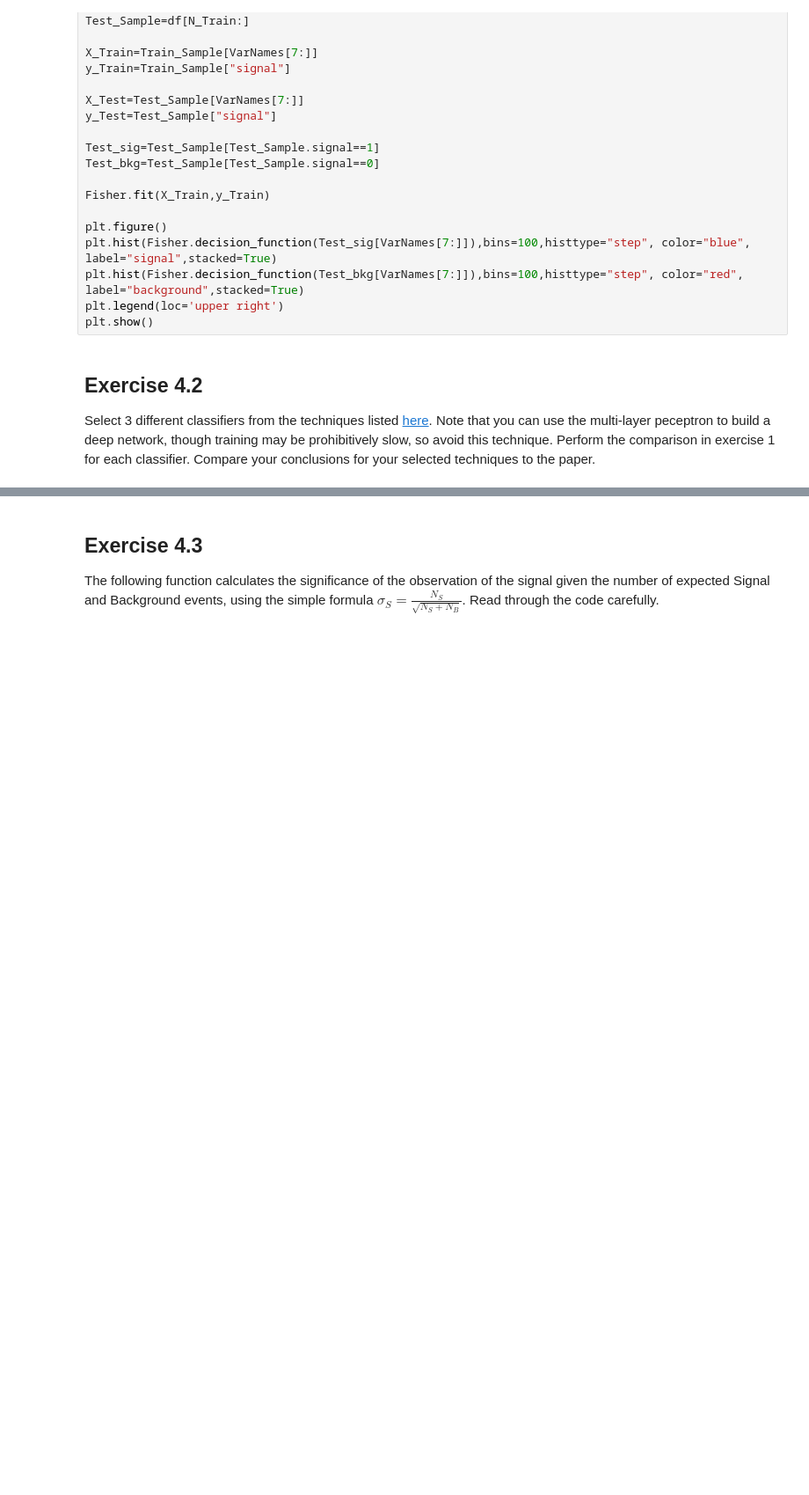
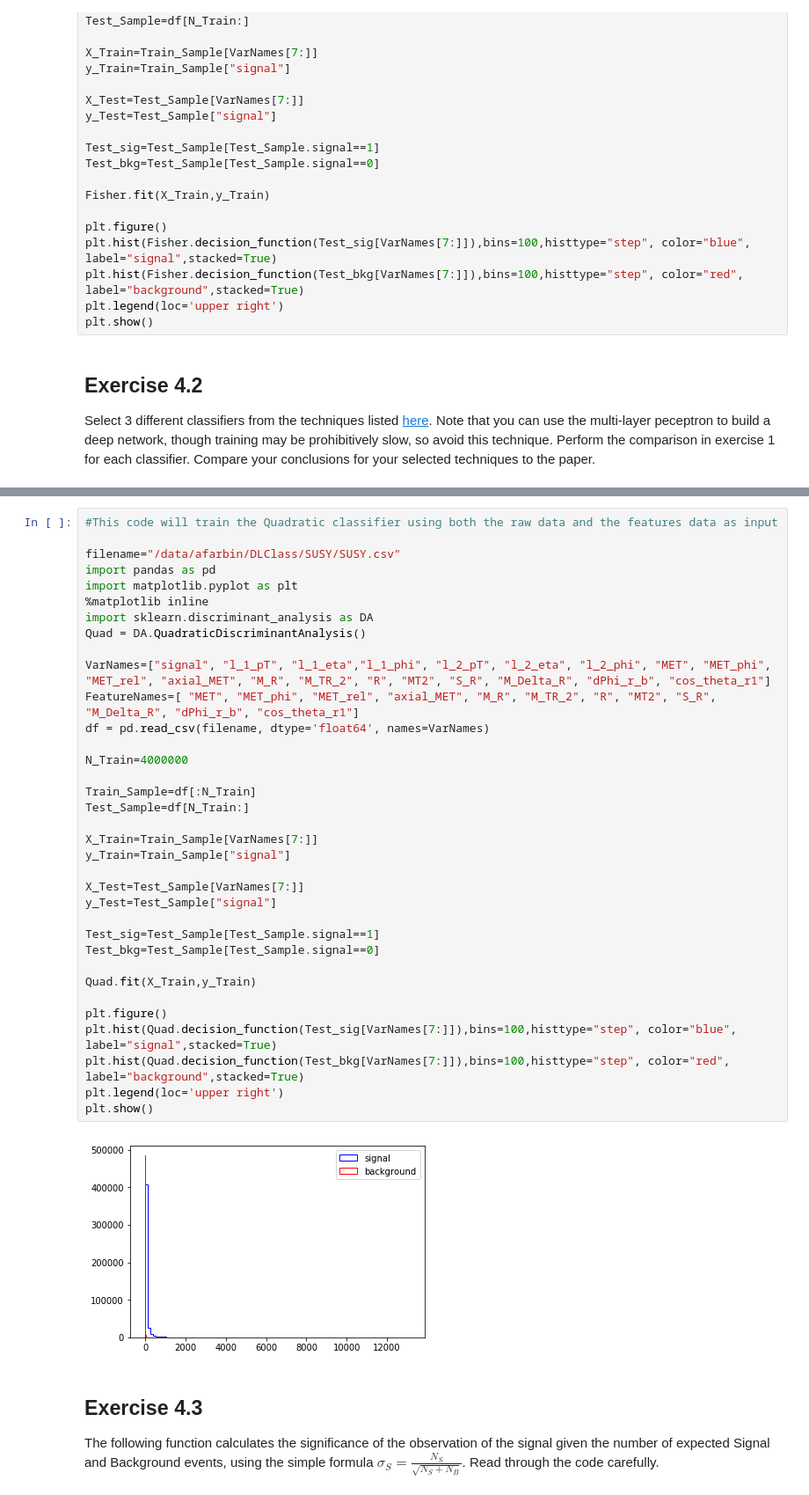
Before and after one commit to jselvarathinam/DLHEP2018, a Jupyter notebook: MyLabs/Labs/Lab-4/Lab-4-v2.ipynb, the cells around one changed output, grey strips where cells are left out. Shown at 88% size. Saved outputs shown, nothing was run; the diff lists cells and outputs as text; blank space fills up the shorter version.

```diff
--- a/MyLabs/Labs/Lab-4/Lab-4-v2.ipynb
+++ b/MyLabs/Labs/Lab-4/Lab-4-v2.ipynb
@@ -260,3 +332,40 @@ Select 3 different classifiers from the techniques listed [here](http://scikit-l
+# %%
+#This code will train the Quadratic classifier using both the raw data and the features data as input
+
+filename="/data/afarbin/DLClass/SUSY/SUSY.csv"
+import pandas as pd
+import matplotlib.pyplot as plt
+%matplotlib inline
+import sklearn.discriminant_analysis as DA
+Quad = DA.QuadraticDiscriminantAnalysis()
+
+VarNames=["signal", "l_1_pT", "l_1_eta","l_1_phi", "l_2_pT", "l_2_eta", "l_2_phi", "MET", "MET_phi", "MET_rel", "axial_MET", "M_R", "M_TR_2", "R", "MT2", "S_R", "M_Delta_R", "dPhi_r_b", "cos_theta_r1"]
+FeatureNames=[ "MET", "MET_phi", "MET_rel", "axial_MET", "M_R", "M_TR_2", "R", "MT2", "S_R", "M_Delta_R", "dPhi_r_b", "cos_theta_r1"]
+df = pd.read_csv(filename, dtype='float64', names=VarNames)
+
+N_Train=4000000
+
+Train_Sample=df[:N_Train]
+Test_Sample=df[N_Train:]
+
+X_Train=Train_Sample[VarNames[7:]]
+y_Train=Train_Sample["signal"]
+
+X_Test=Test_Sample[VarNames[7:]]
+y_Test=Test_Sample["signal"]
+
+Test_sig=Test_Sample[Test_Sample.signal==1]
+Test_bkg=Test_Sample[Test_Sample.signal==0]
+
+Quad.fit(X_Train,y_Train)
+
+plt.figure()
+plt.hist(Quad.decision_function(Test_sig[VarNames[7:]]),bins=100,histtype="step", color="blue", label="signal",stacked=True)
+plt.hist(Quad.decision_function(Test_bkg[VarNames[7:]]),bins=100,histtype="step", color="red", label="background",stacked=True)
+plt.legend(loc='upper right')
+plt.show()
+# %% [output]
+[figure, added]
 # %% [markdown]
 ## Exercise 4.3
 
```
Also changed, not shown: parts of 2 cells of this notebook.
